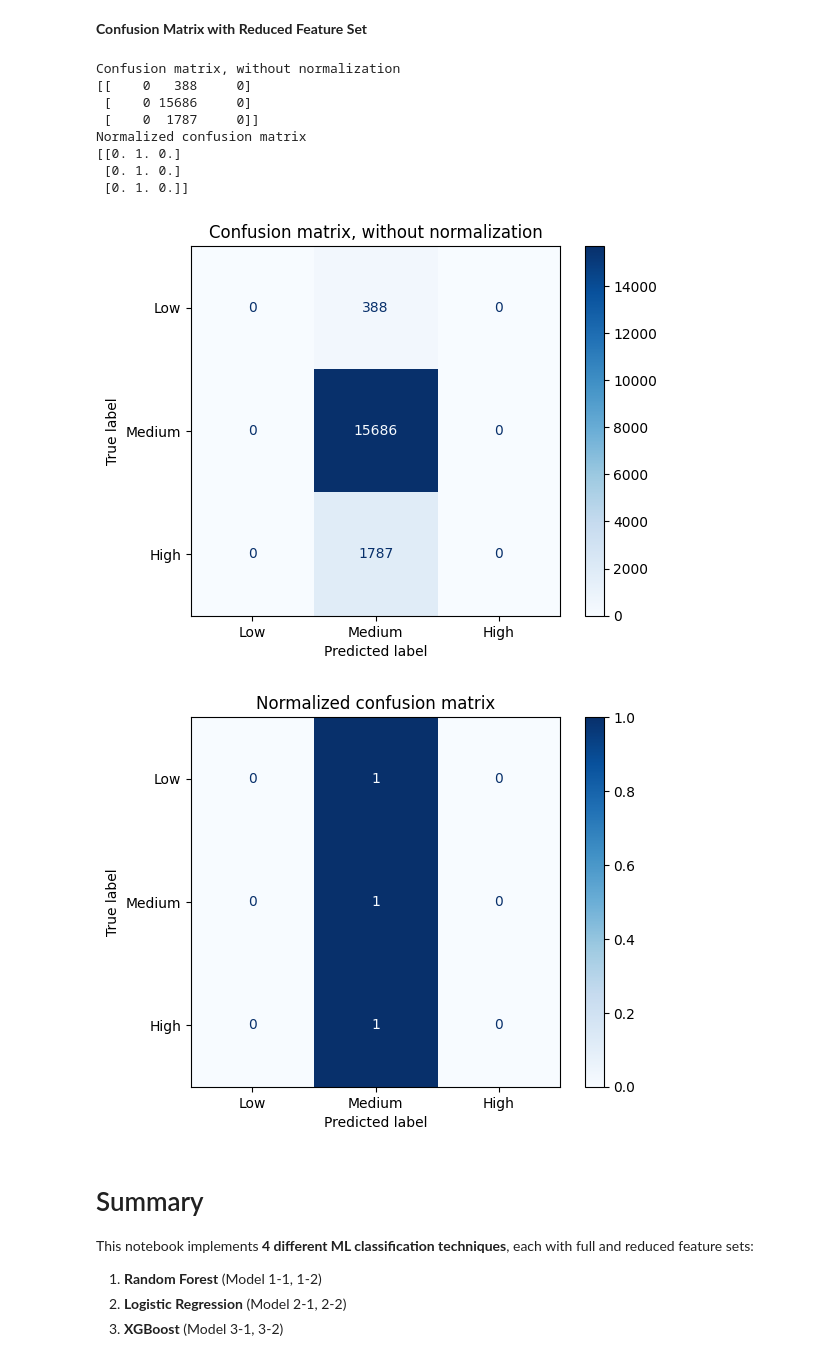
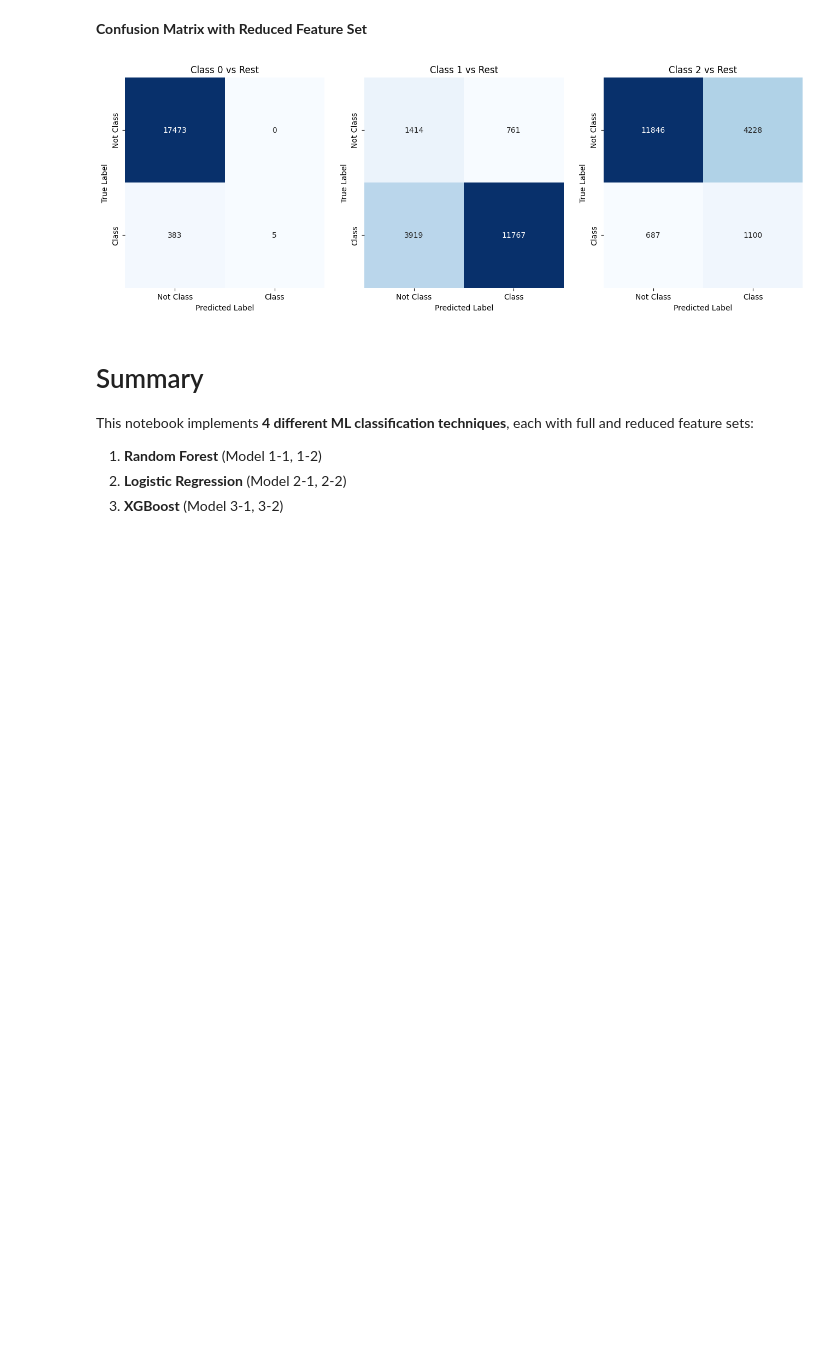
Before and after one commit to mduy2003/CPSC483Project, a Jupyter notebook: all_models.ipynb, the cells around one changed output. Cells and saved outputs as stored; diff of their text form; code cells hidden in the pictures; blank space fills up the shorter version.

Commit message:
Fixed SVM confusion matrix
Now properly uses OVR for SVM instead of OVO, so each class has its own confusion matrix.

```diff
--- a/all_models.ipynb
+++ b/all_models.ipynb
@@ -448,9 +448,12 @@ model_LR2 = LogisticRegression(
     class_weight='balanced'
 )
 
+clf = sklearn.multiclass.OneVsRestClassifier(model_LR2)
+
 print("Training Logistic Regression Model 2-2 with reduced feature set (20 features)...")
 # Fit the model on training set with selected features
-model_LR2.fit(X_NewTrain, y_NewTrain)
+# model_LR2.fit(X_NewTrain, y_NewTrain)
+y_score = clf.fit(X_NewTrain, y_NewTrain).decision_function(X_NewTest)
 print("✓ Logistic Regression Model 2-2 training complete!")
 # %% [output]
 Training Logistic Regression Model 2-2 with reduced feature set (20 features)...
@@ -719,12 +747,14 @@ model_SVM2 = SVC(
     C=10.0,
     gamma='scale',
     random_state=42,
-    decision_function_shape='ovr'
+    class_weight='balanced'
 )
+
+ovrSVC = sklearn.multiclass.OneVsRestClassifier(model_SVM2)
 
 print("Training SVM Model 4-2 with reduced feature set (20 features)...")
 # Fit the model on training set with selected features
-model_SVM2.fit(X_NewTrain, y_NewTrain)
+ovrSVC.fit(X_NewTrain, y_NewTrain)
 print("✓ SVM Model 4-2 training complete!")
 # %% [output]
 Training SVM Model 4-2 with reduced feature set (20 features)...
@@ -762,38 +792,42 @@ SVM Model 4-2 Performance:
 <b>Confusion Matrix with Reduced Feature Set</b>
 # %%
 from sklearn.metrics import ConfusionMatrixDisplay
-
+print("")
 # Plot non-normalized confusion matrix
 titles_options = [
     ("Confusion matrix, without normalization", None),
     ("Normalized confusion matrix", "true"),
 ]
-for title, normalize in titles_options:
-    disp = ConfusionMatrixDisplay.from_estimator(
-        loaded_model_SVM2,
-        X_NewTest,
-        y_NewTest,
-        display_labels="Low Medium High".split(),
-        cmap=plt.cm.Blues,
-        normalize=normalize,
-    )
-    disp.ax_.set_title(title)
+# classes = ovrSVC.classes_
+classes = [0,1,2]
+figure, axes = plt.subplots(1, 3, figsize=(16,5))
+for i, ovrSVC in enumerate([0,1,2]):
+    # for title, normalize in titles_options:
+    y_NewTest_binary = (y_NewTest == classes[i]).astype(int)
+    y_pred_SVM2_binary = (y_pred_SVM2 == classes[i]).astype(int)
+    cm = sklearn.metrics.confusion_matrix(y_NewTest_binary, y_pred_SVM2_binary)
+        # print(cm)
+    sns.heatmap(cm, annot=True, fmt='d', cmap='Blues', cbar=False, ax=axes[i])
+    axes[i].set_title(f"Class {classes[i]} vs Rest")
+    axes[i].set_xlabel("Predicted Label")
+    axes[i].set_ylabel("True Label")
+    axes[i].set_xticklabels(["Not Class", "Class"])
+    axes[i].set_yticklabels(["Not Class", "Class"])
+        # disp = ConfusionMatrixDisplay.from_estimator(
+        # loaded_model_SVM2,
+        # X_NewTest,
+        # y_NewTest,
+        # display_labels="Low Medium High".split(),
+        # cmap=plt.cm.Blues,
+        # normalize=normalize,
+        # )
+        # disp.ax_.set_title(title)
 
-    print(title)
-    print(disp.confusion_matrix)
-
+        # print(title)
+        # print(disp.confusion_matrix)
 plt.show()
 # %% [output]
-Confusion matrix, without normalization
-[[    0   388     0]
- [    0 15686     0]
- [    0  1787     0]]
-Normalized confusion matrix
-[[0. 1. 0.]
- [0. 1. 0.]
- [0. 1. 0.]]
-[figure, old version]
+[figure, new version]
-[figure, removed]
 # %% [markdown]
 # Summary
 
```
Also changed, not shown: parts of 5 cells of this notebook, 2 other files.
